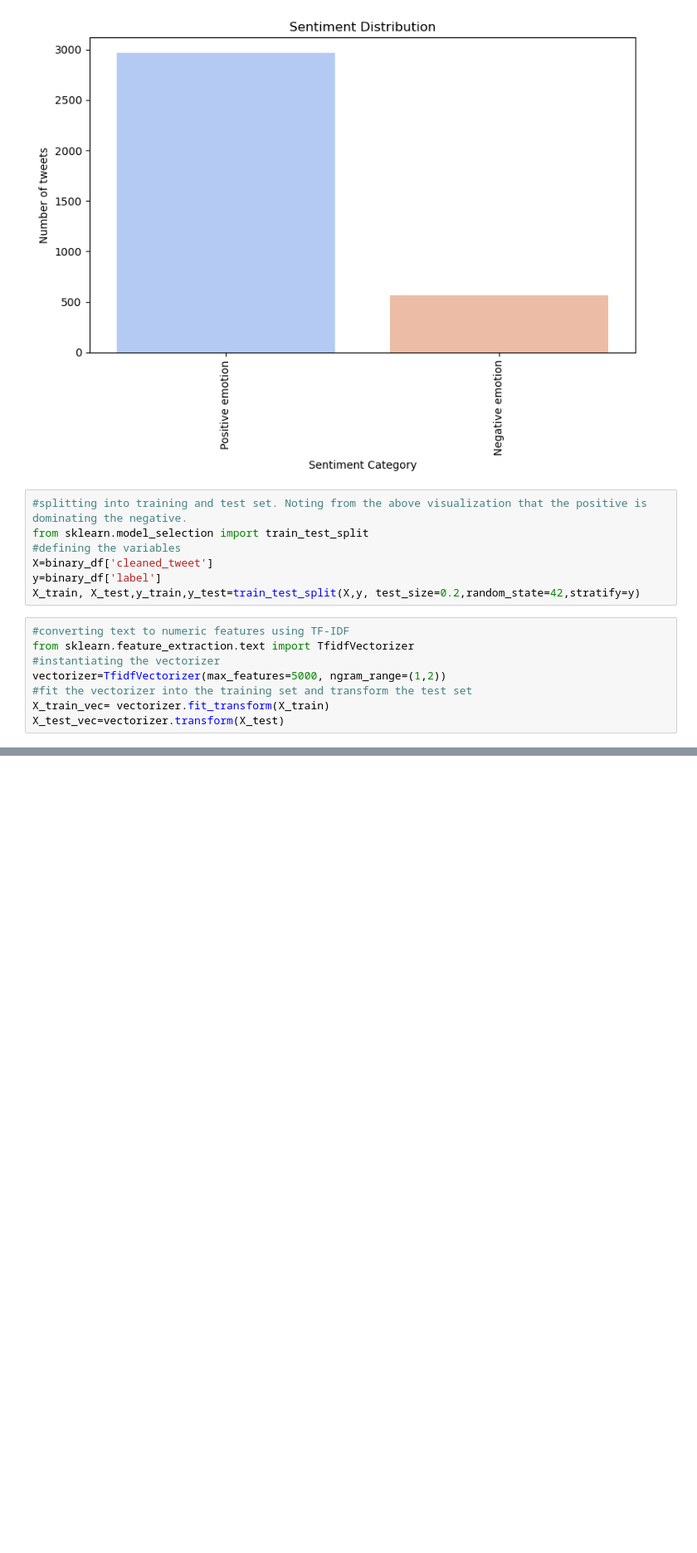
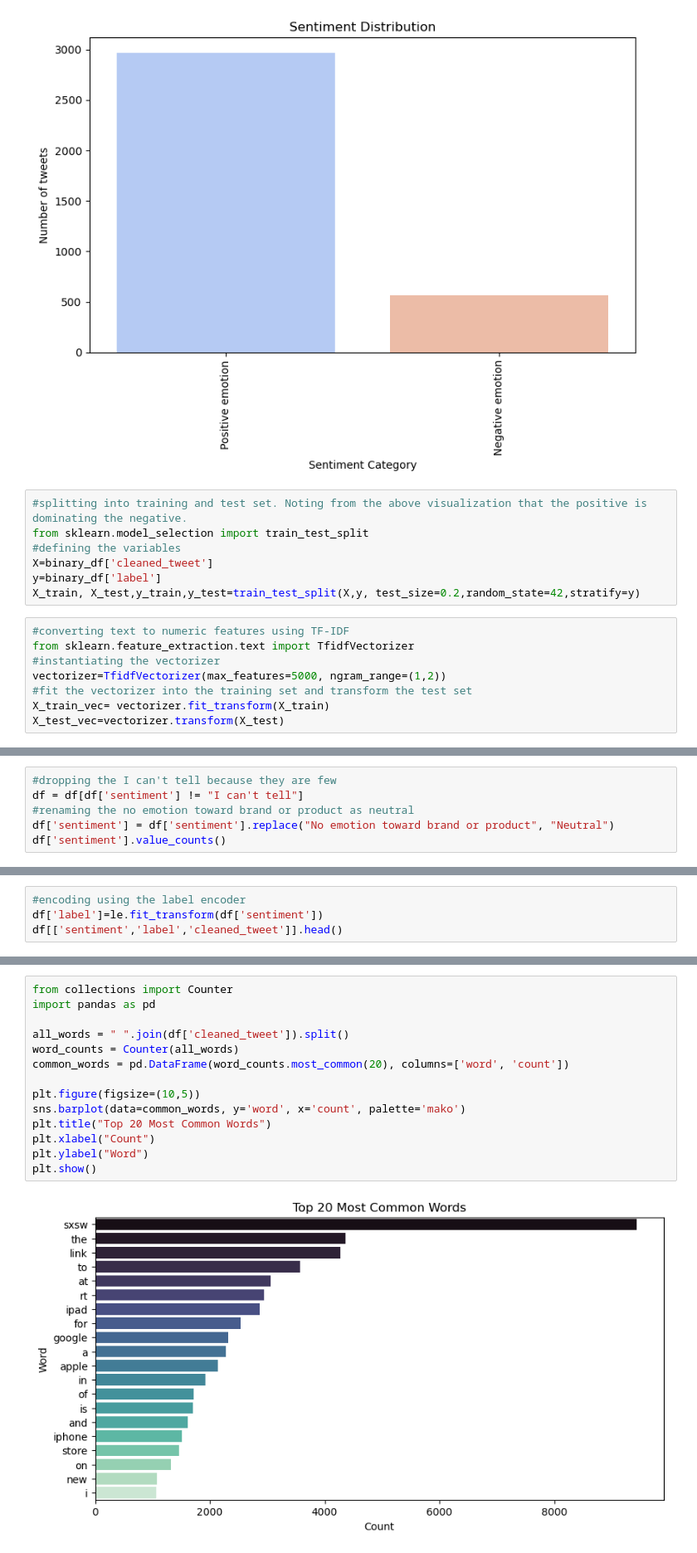
Before and after one commit to EAlmadi/Phase4_project, a Jupyter notebook: group4_project.ipynb, the cells around one changed output, grey strips where cells are left out. Shown at 83% size. Cells and saved outputs as stored; diff of their text form; blank space fills up the shorter version.

Commit message:
Merge notebooks: combine data preparation and multiclass updates, remove duplicate

```diff
--- a/group4_project.ipynb
+++ b/group4_project.ipynb
@@ -474,0 +486,6 @@ X_test_vec=vectorizer.transform(X_test)
+# %%
+#dropping the I can't tell because they are few
+df = df[df['sentiment'] != "I can't tell"]
+#renaming the no emotion toward brand or product as neutral
+df['sentiment'] = df['sentiment'].replace("No emotion toward brand or product", "Neutral")
+df['sentiment'].value_counts()
@@ -474,0 +498,4 @@ X_test_vec=vectorizer.transform(X_test)
+# %%
+#encoding using the label encoder
+df['label']=le.fit_transform(df['sentiment'])
+df[['sentiment','label','cleaned_tweet']].head()
@@ -474,0 +535,16 @@ X_test_vec=vectorizer.transform(X_test)
+# %%
+from collections import Counter
+import pandas as pd
+
+all_words = " ".join(df['cleaned_tweet']).split()
+word_counts = Counter(all_words)
+common_words = pd.DataFrame(word_counts.most_common(20), columns=['word', 'count'])
+
+plt.figure(figsize=(10,5))
+sns.barplot(data=common_words, y='word', x='count', palette='mako')
+plt.title("Top 20 Most Common Words")
+plt.xlabel("Count")
+plt.ylabel("Word")
+plt.show()
+# %% [output]
+[figure, added]
```
Also changed, not shown: parts of 8 cells of this notebook, 1 other file.
